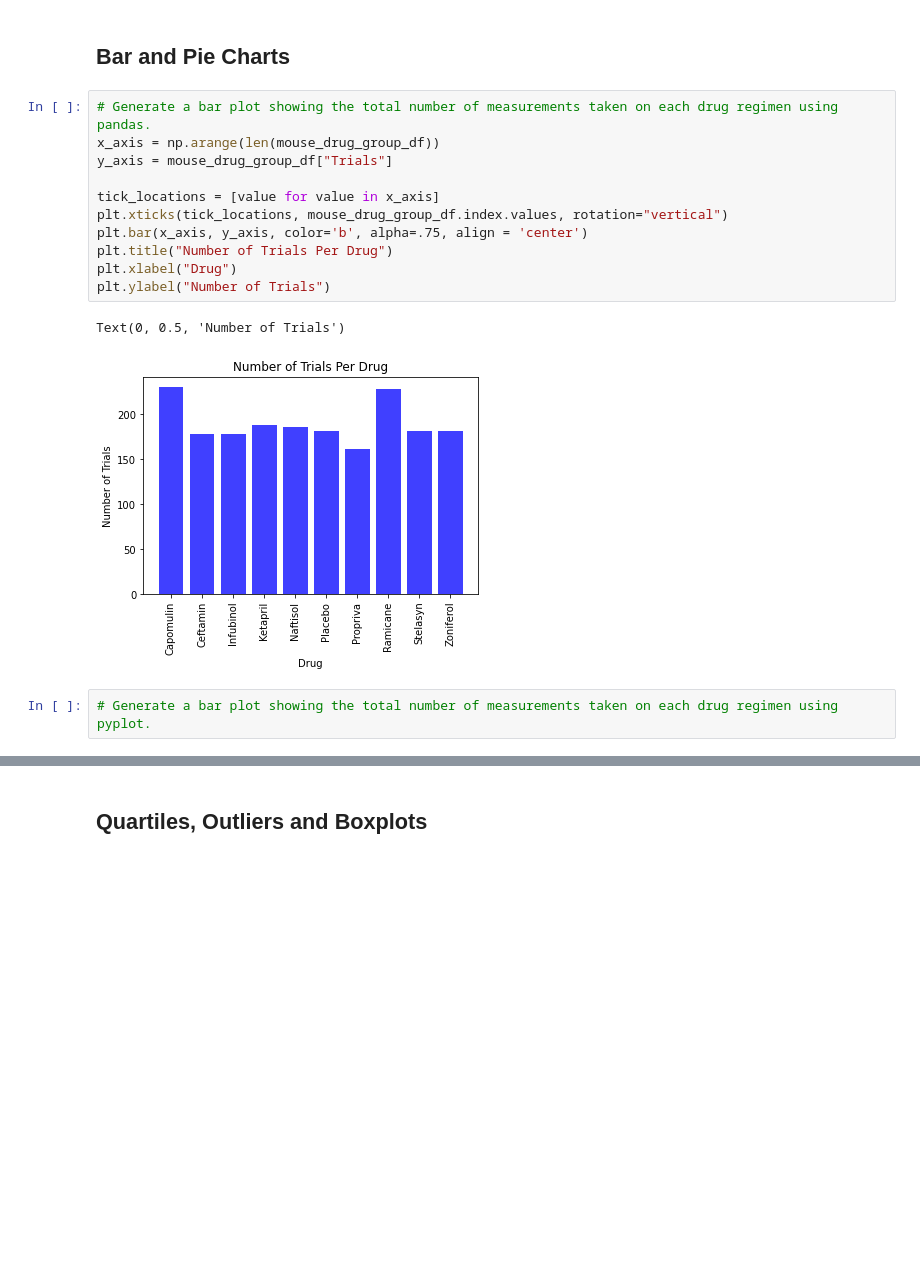
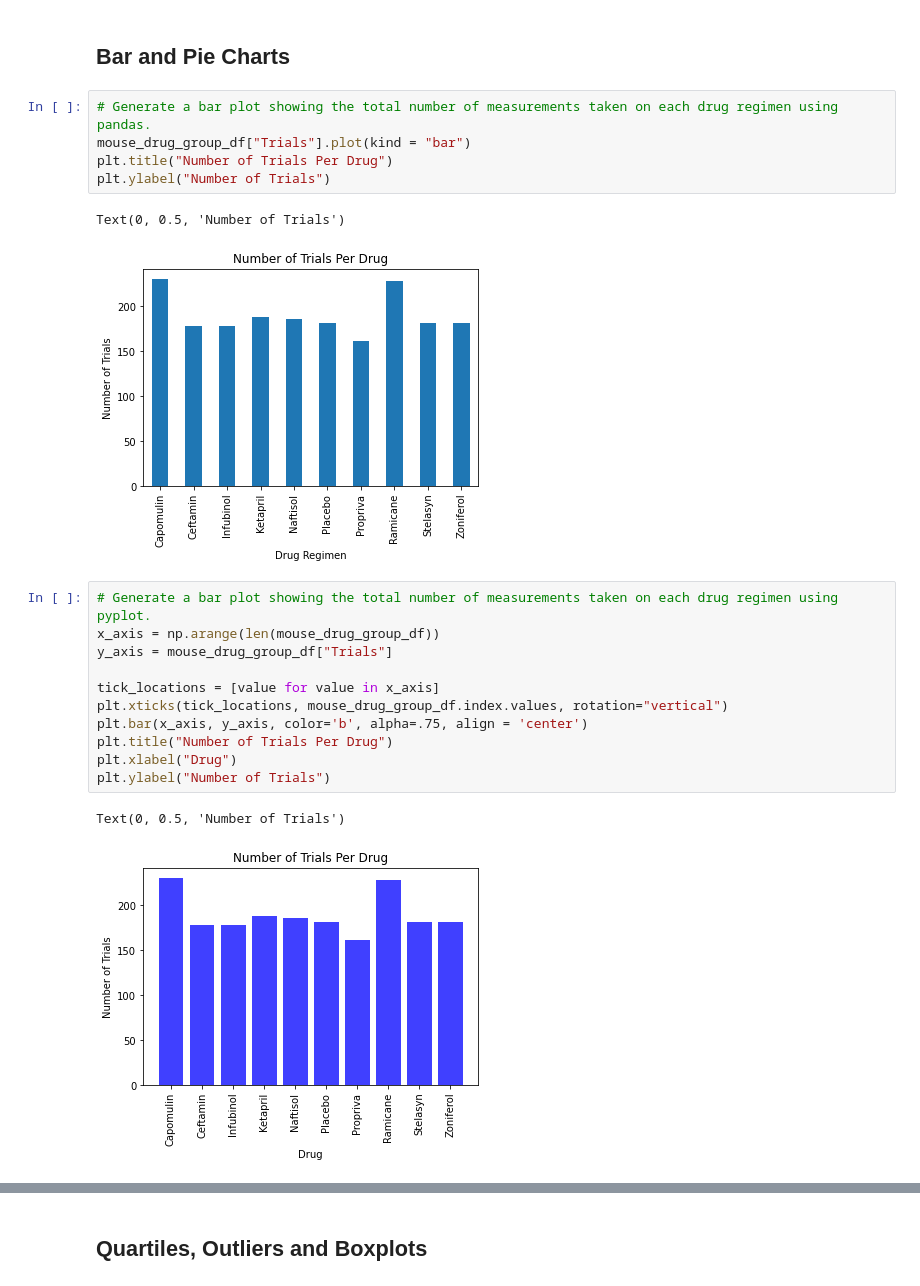
Before and after one commit to tdb219/matplotlib-challenge, a Jupyter notebook: pymaceuticals.ipynb, the cells around one changed output, grey strips where cells are left out. Drawn from its saved outputs; the diff is of its cells as text; blank space fills up the shorter version.

Commit message:
Bar and Pie charts finished

```diff
--- a/pymaceuticals.ipynb
+++ b/pymaceuticals.ipynb
@@ -101,8 +99,16 @@ mouse_drug_group_df
 | Zoniferol | 182 | 53.236507 | 51.818479 | 6.966589 | 48.533355 | 0.516398 |
 # %% [markdown]
 ## Bar and Pie Charts
+# %%
+# Generate a bar plot showing the total number of measurements taken on each drug regimen using pandas.
+mouse_drug_group_df["Trials"].plot(kind = "bar")
+plt.title("Number of Trials Per Drug")
+plt.ylabel("Number of Trials")
+# %% [output]
+Text(0, 0.5, 'Number of Trials')
+[figure, added]
 # %%
-# Generate a bar plot showing the total number of measurements taken on each drug regimen using pandas.
+# Generate a bar plot showing the total number of measurements taken on each drug regimen using pyplot.
 x_axis = np.arange(len(mouse_drug_group_df))
 y_axis = mouse_drug_group_df["Trials"]
 
@@ -115,5 +121,3 @@ plt.ylabel("Number of Trials")
 # %% [output]
 Text(0, 0.5, 'Number of Trials')
 [figure]
-# %%
-# Generate a bar plot showing the total number of measurements taken on each drug regimen using pyplot.
```
Also changed, not shown: parts of 4 cells of this notebook.
